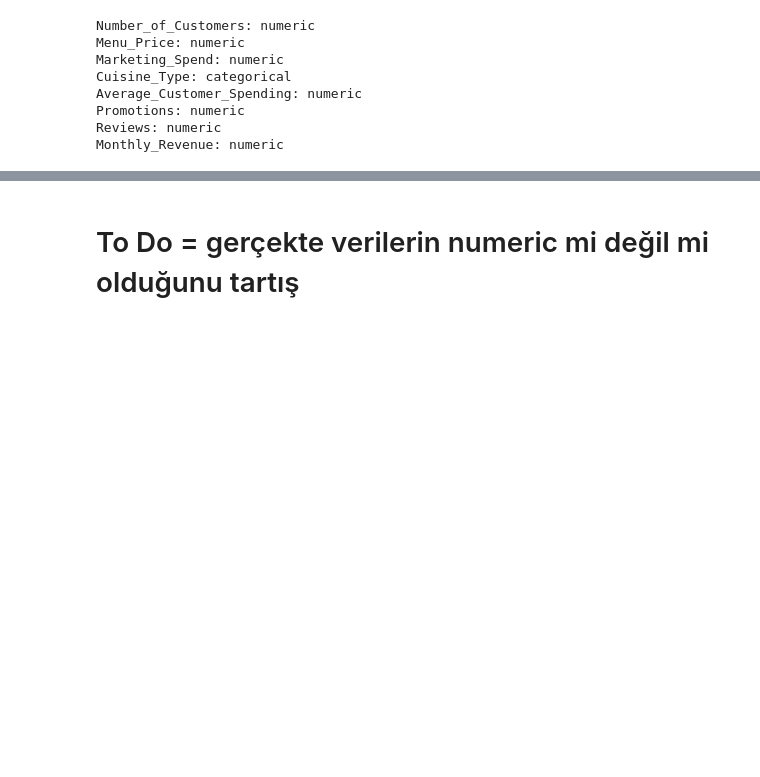
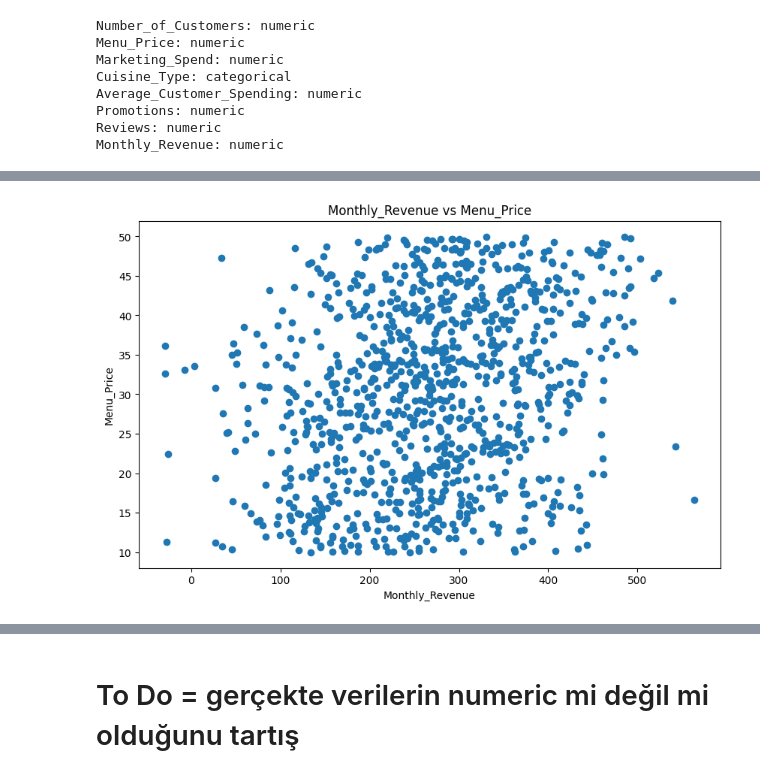
Before and after one commit to ecetkr/patika-ekip7, a Jupyter notebook: deneme.ipynb, the cells around one changed output, grey strips where cells are left out. Saved outputs shown, nothing was run; the diff lists cells and outputs as text; code cells hidden in the pictures; blank space fills up the shorter version.

```diff
--- a/deneme.ipynb
+++ b/deneme.ipynb
@@ -303,0 +320,4 @@ Monthly_Revenue: numeric
+# %%
+target_sum_with_num_hist_plot(data, target, 'Menu_Price')
+# %% [output]
+[figure, added]
```
Also changed, not shown: parts of 15 cells of this notebook, 1 other file.
